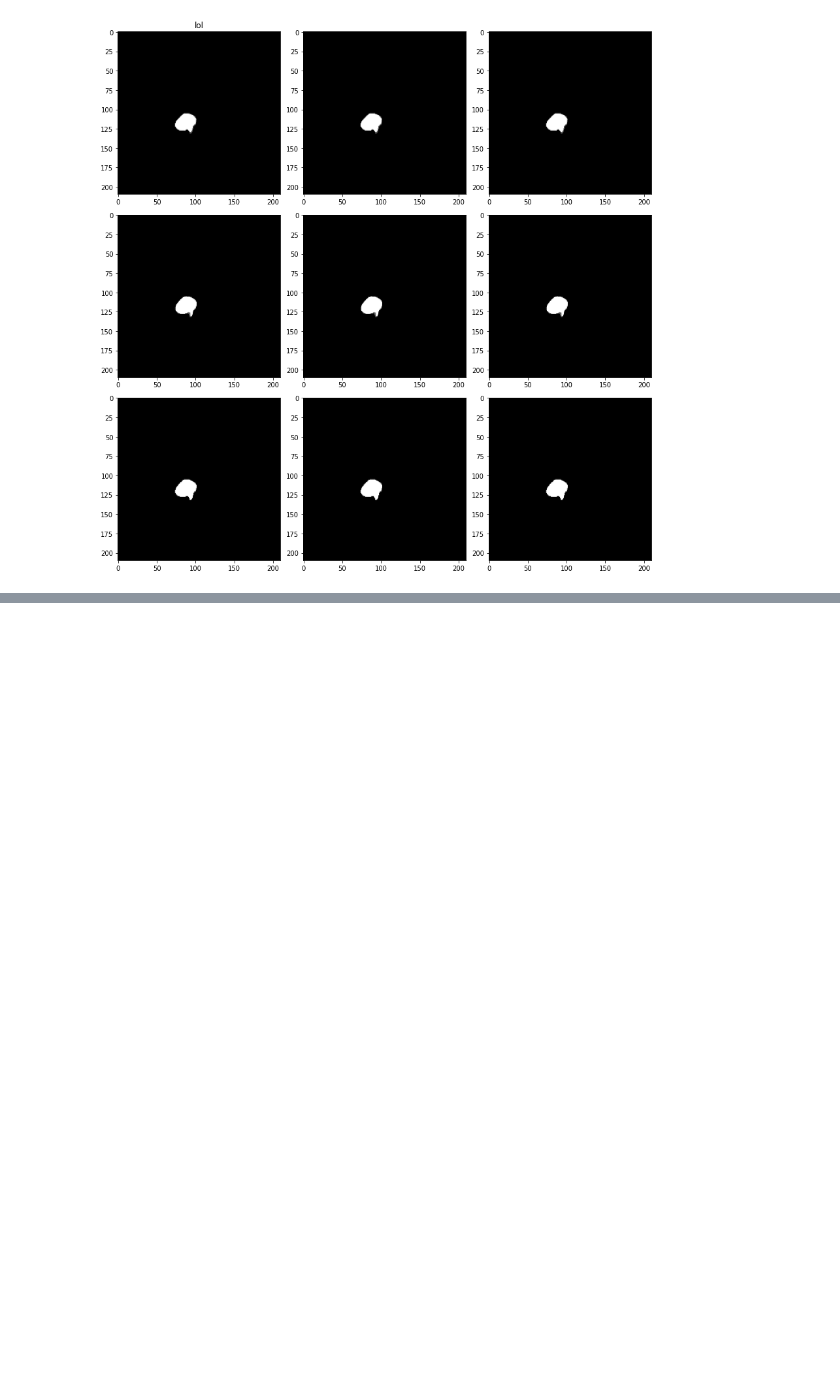
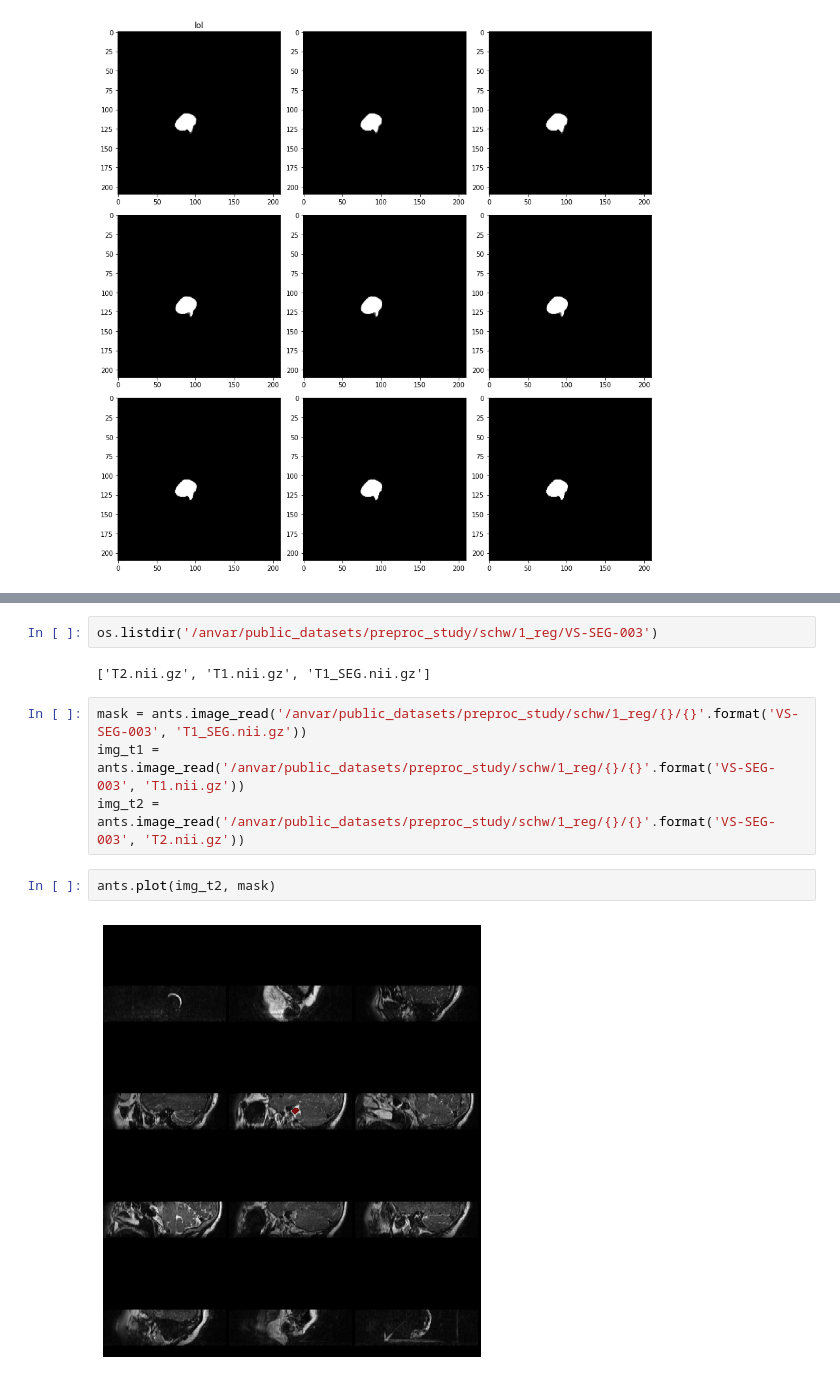
Before and after one commit to MedImAIR/brain-mri-processing-pipeline, a Jupyter notebook: datasets/dataset_test/[rewrite]schwannoma_dataset.ipynb, the cells around one changed output, grey strips where cells are left out. Cells and saved outputs as stored; diff of their text form; blank space fills up the shorter version.

```diff
--- a/datasets/dataset_test/[rewrite]schwannoma_dataset.ipynb
+++ b/datasets/dataset_test/[rewrite]schwannoma_dataset.ipynb
@@ -169,0 +239,12 @@ plot_qc(resamp.numpy(), resamp.numpy())
+# %%
+os.listdir('/anvar/public_datasets/preproc_study/schw/1_reg/VS-SEG-003')
+# %% [output]
+['T2.nii.gz', 'T1.nii.gz', 'T1_SEG.nii.gz']
+# %%
+mask = ants.image_read('/anvar/public_datasets/preproc_study/schw/1_reg/{}/{}'.format('VS-SEG-003', 'T1_SEG.nii.gz'))
+img_t1 = ants.image_read('/anvar/public_datasets/preproc_study/schw/1_reg/{}/{}'.format('VS-SEG-003', 'T1.nii.gz'))
+img_t2 = ants.image_read('/anvar/public_datasets/preproc_study/schw/1_reg/{}/{}'.format('VS-SEG-003', 'T2.nii.gz'))
+# %%
+ants.plot(img_t2, mask)
+# %% [output]
+[figure, added]
```
Also changed, not shown: parts of 11 cells of this notebook, 15 other files.
